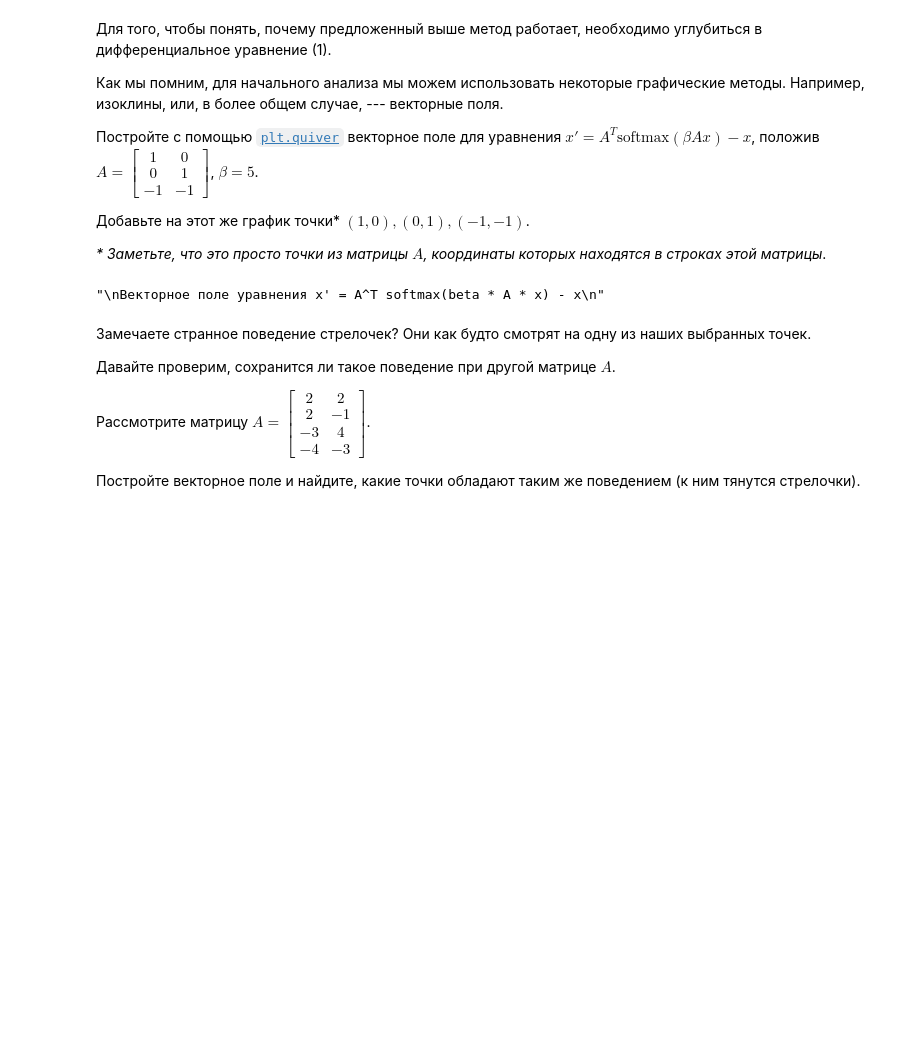
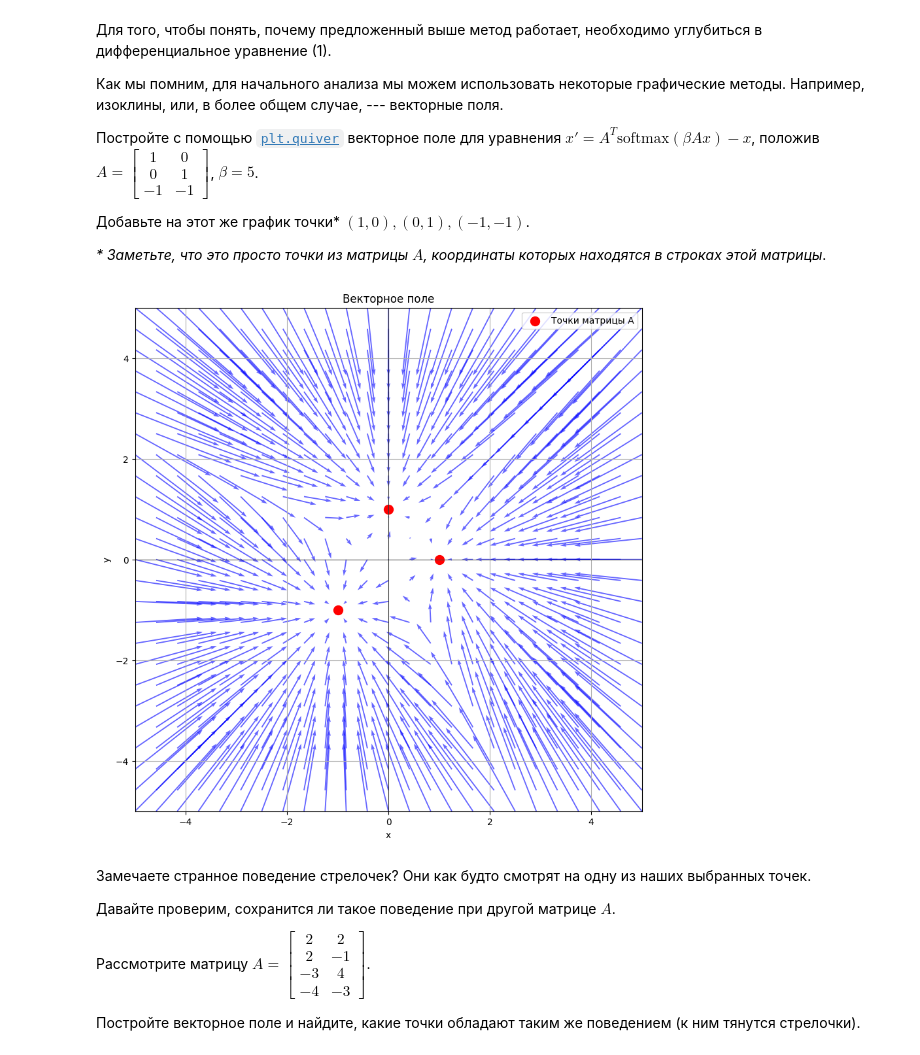
Before and after one commit to dimassolovev/differential-equations, a Jupyter notebook: lab_1.ipynb, the cells around one changed output. Drawn from its saved outputs; the diff is of its cells as text; code cells hidden in the pictures; blank space fills up the shorter version.

```diff
--- a/lab_1.ipynb
+++ b/lab_1.ipynb
@@ -849,9 +849,8 @@ A — numpy.array
 beta — число
 '''
 
-def dynamics(t, x, A, beta):
-    ### Место для Вашего решения ###
-    pass
+def dynamics(x, A, beta):
+    return  np.dot(A.T, softmax(beta * np.dot(A, x))) - x
 # %% [markdown]
 ### Интуитивное понимание принципа работы нейронной сети Хопфилда
 # %% [markdown]
@@ -866,14 +865,49 @@ def dynamics(t, x, A, beta):
 Добавьте на этот же график точки* $(1,0), (0,1), (-1,-1)$.
 
 _* Заметьте, что это просто точки из матрицы $A$, координаты которых находятся в строках этой матрицы_.
+# %%
+'''
+Реализуем функцию для построения векторного поля уравнения x' = A^T softmax(beta * A * x) - x и построения точек матрицы A
+'''
+
+def plot_vector_field(A, beta):
+    x_vals = np.linspace(-5, 5, 25)
+    y_vals = np.linspace(-5, 5, 25)
+    X, Y = np.meshgrid(x_vals, y_vals)
+
+    U = np.zeros(X.shape)
+    V = np.zeros(Y.shape)
+
+    for i in range(X.shape[0]):
+        for j in range(X.shape[1]):
+            x = np.array([X[i, j], Y[i, j]])
+            vec = dynamics(x, A, beta)
+            U[i, j] = vec[0]
+            V[i, j] = vec[1]
+
+    plt.figure(figsize=(10, 10))
+    plt.quiver(X, Y, U, V, color='blue', alpha=0.6, scale=30)
+
+    points = A
+    plt.scatter(points[:, 0], points[:, 1], color='red', s=100, label='Точки матрицы A')
+
+    plt.xlim(-5, 5)
+    plt.ylim(-5, 5)
+    plt.axhline(0, color='black', linewidth=0.5)
+    plt.axvline(0, color='black', linewidth=0.5)
+    plt.xlabel('x')
+    plt.ylabel('y')
+    plt.legend()
+    plt.title("Векторное поле")
+    plt.grid()
+    plt.show()
 # %%
 '''
 Векторное поле уравнения x' = A^T softmax(beta * A * x) - x
 '''
-
-### Место для Вашего решения ###
+plot_vector_field(np.array([[1, 0], [0, 1], [-1, -1]]), 5)
 # %% [output]
-"\nВекторное поле уравнения x' = A^T softmax(beta * A * x) - x\n"
+[figure, added]
 # %% [markdown]
 Замечаете странное поведение стрелочек? Они как будто смотрят на одну из наших выбранных точек.
 
```
Also changed, not shown: parts of 18 cells of this notebook.
